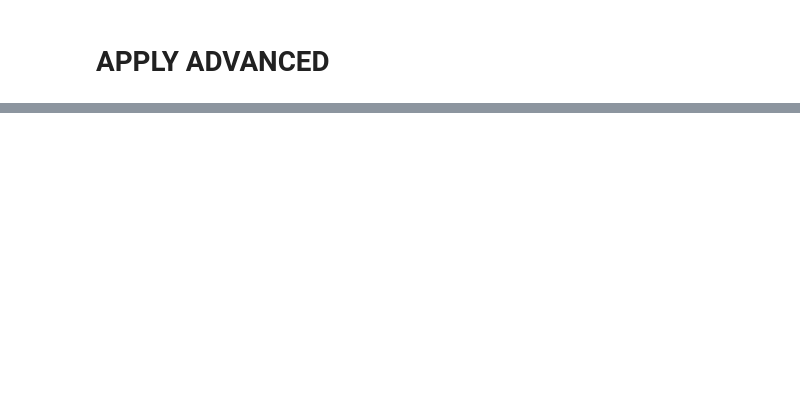
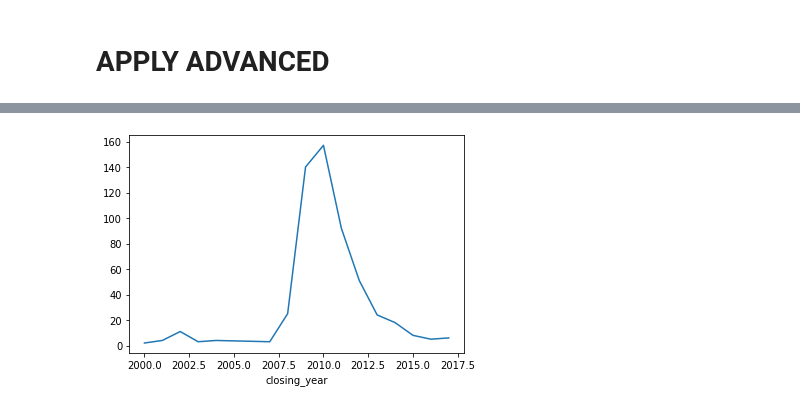
Before and after one commit to bhattathakur/uproot, a Jupyter notebook: PandasforEverybody.ipynb, the cells around one changed output, grey strips where cells are left out. Saved outputs shown, nothing was run; the diff lists cells and outputs as text; code cells hidden in the pictures; blank space fills up the shorter version.

```diff
--- a/PandasforEverybody.ipynb
+++ b/PandasforEverybody.ipynb
@@ -2588,0 +1277,4 @@ titanic.survived.size
+# %%
+# we can also import the data with dates parsed
+banks=pd.read_csv('data/banklist.csv',parse_dates=[5,6])
+banks.head()
@@ -2588,0 +1300,9 @@ titanic.survived.size
+# %%
+#plotting the results
+import matplotlib.pyplot as plt
+closing_year=banks.groupby(['closing_year']).size()
+fig,ax=plt.subplots()
+ax=closing_year.plot()
+plt.show()
+# %% [output]
+[figure, added]
```
Also changed, not shown: parts of 265 cells of this notebook, 2 other files.
